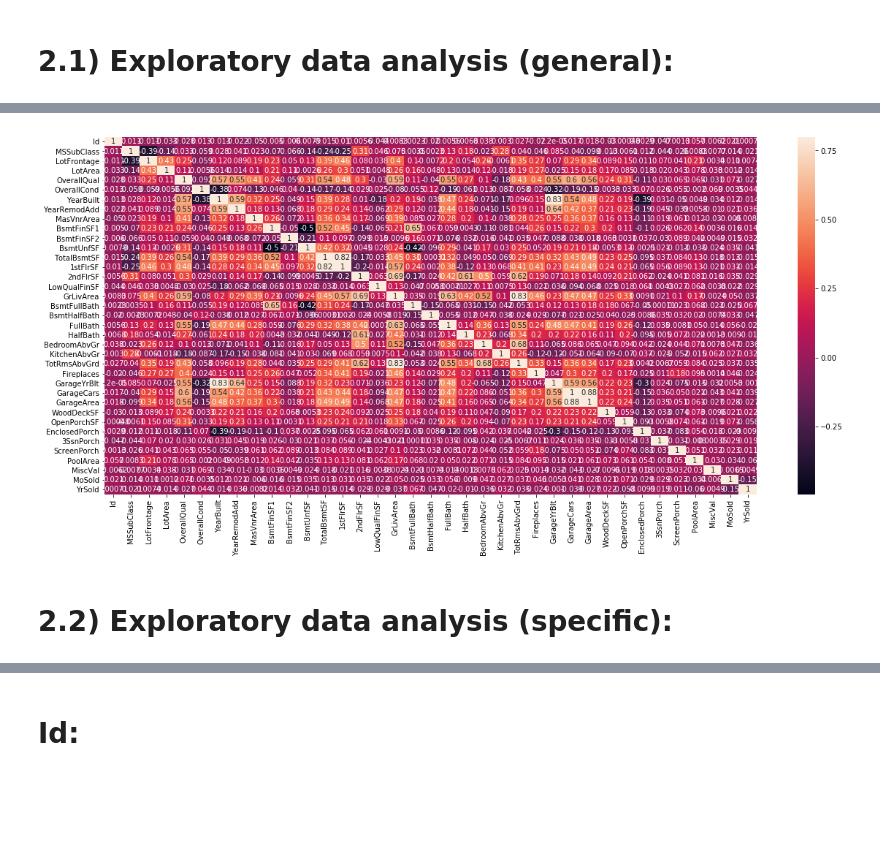
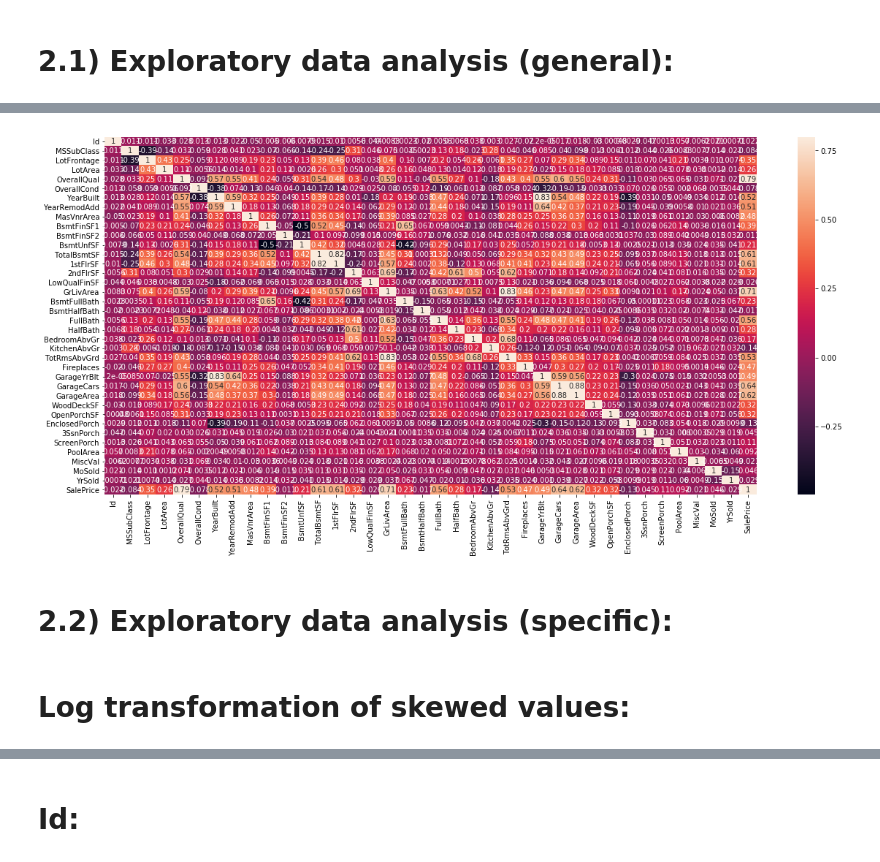
Before and after one commit to rafaelcesar7/Machine-Learning-Projects, a Jupyter notebook: Kaggle - House Prices.ipynb, the cells around one changed output, grey strips where cells are left out. Saved outputs shown, nothing was run; the diff lists cells and outputs as text; code cells hidden in the pictures; blank space fills up the shorter version.

```diff
--- a/Kaggle - House Prices.ipynb
+++ b/Kaggle - House Prices.ipynb
@@ -233,14 +184,13 @@ Index(['Id', 'MSSubClass', 'MSZoning', 'LotFrontage', 'LotArea', 'Street',
 # %%
 # Correlation Matrix:
 
-numeric_features = df_train.select_dtypes(include=[np.number])
-
-numeric_features.drop("SalePrice", axis = 1, inplace = True)
-corr = numeric_features.corr()
-
+corr = df_train.corr()
 f, ax = plt.subplots(figsize=(20, 9))
 sns.heatmap(corr, vmax=.8,annot_kws={'size': 10}, annot=True);
+plt.show();
 # %% [output]
-[figure, old version]
+[figure, new version]
 # %% [markdown]
 # 2.2) Exploratory data analysis (specific):
+# %% [markdown]
+# Log transformation of skewed values:
```
Also changed, not shown: parts of 125 cells of this notebook.
